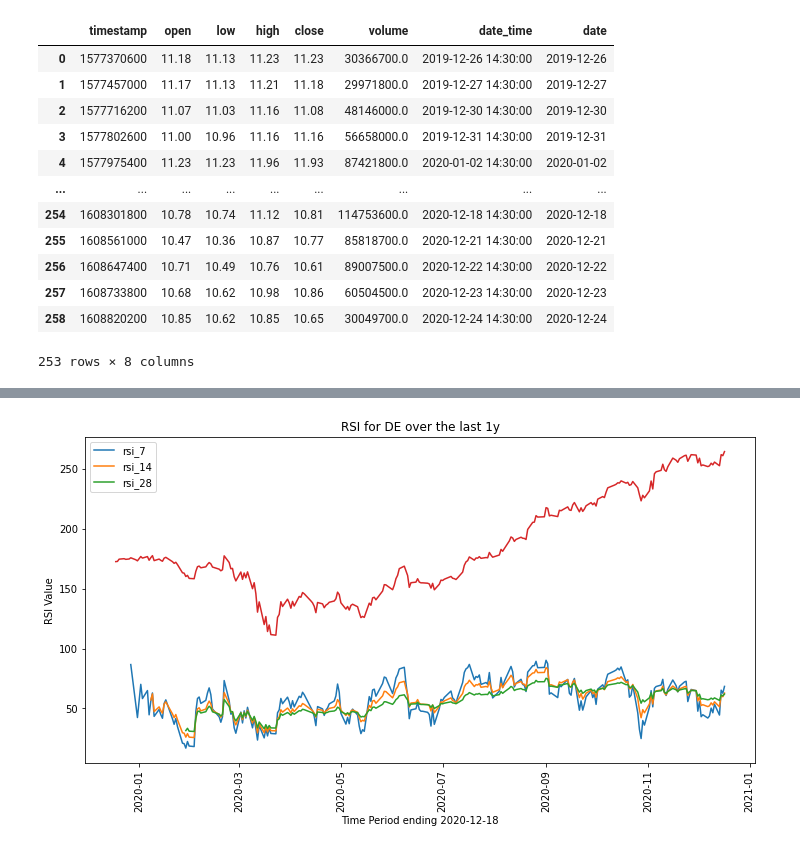
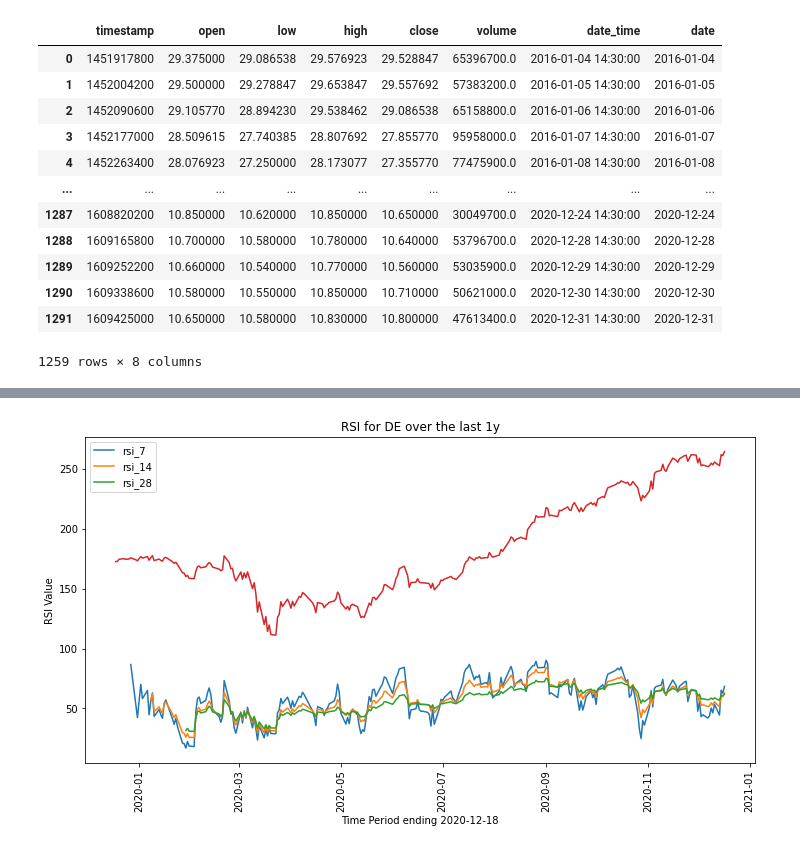
Before and after one commit to pauleppers/StockAnalysis, a Jupyter notebook: stocks.ipynb, the cells around one changed output, grey strips where cells are left out. Saved outputs shown, nothing was run; the diff lists cells and outputs as text; code cells hidden in the pictures.

```diff
--- a/stocks.ipynb
+++ b/stocks.ipynb
@@ -20,9 +20,9 @@ from sqlalchemy import create_engine
 
 # soybean = ZSX21.CBT, corn ="ZCU21.CBT", John Deere = "DE"
 url = "https://apidojo-yahoo-finance-v1.p.rapidapi.com/market/get-charts"
-stock = "DE"
+stock = "GE"
 
-time = "1y"
+time = "5y"
 #querystring = {"region":"US","q":"DE"}
 #  range are 1D, 5D, 1M, 6M, YTD, 1y, 5y, Max  I think are lower case
 
@@ -30,7 +30,7 @@ time = "1y"
 querystring = {"region":"US","comparisons":"%5EGDAXI%2C%5EFCHI","symbol":stock,"interval":"1d","range":time}
 headers = {
     'x-rapidapi-host': "apidojo-yahoo-finance-v1.p.rapidapi.com",
-    'x-rapidapi-key': "API key here"
+    'x-rapidapi-key': "7d9a5e2880msh5ff06bb84580a95p13d8e8jsn510834b0b457"
     }
 
 #def fetchStockData(symbol):
@@ -59,24 +59,24 @@ df.to_csv(f"Output/{stock}fileOne.csv", index = False, header=True)
 # %%
 # Convert UTC date time to standard day month year format and remove holidays
 df['date_time'] = [datetime.utcfromtimestamp(d) for d in df['timestamp']] # utcfromtimestamp for accurate date
 df['date'] = [datetime.date(d) for d in df['date_time']]
 df.dropna(subset = ["open"], inplace=True)# drop rows with no data, i.e. holidays
-df.to_csv("Output/DEERE.csv", index = False, header=True)
+# df.to_csv("Output/DEERE.csv", index = False, header=True)
 df
 # %% [output]
 |  | timestamp | open | low | high | close | volume | date_time | date |
-| 0 | 1577370600 | 11.18 | 11.13 | 11.23 | 11.23 | 30366700.0 | 2019-12-26 14:30:00 | 2019-12-26 |
-| 1 | 1577457000 | 11.17 | 11.13 | 11.21 | 11.18 | 29971800.0 | 2019-12-27 14:30:00 | 2019-12-27 |
-| 2 | 1577716200 | 11.07 | 11.03 | 11.16 | 11.08 | 48146000.0 | 2019-12-30 14:30:00 | 2019-12-30 |
-| 3 | 1577802600 | 11.00 | 10.96 | 11.16 | 11.16 | 56658000.0 | 2019-12-31 14:30:00 | 2019-12-31 |
-| 4 | 1577975400 | 11.23 | 11.23 | 11.96 | 11.93 | 87421800.0 | 2020-01-02 14:30:00 | 2020-01-02 |
+| 0 | 1451917800 | 29.375000 | 29.086538 | 29.576923 | 29.528847 | 65396700.0 | 2016-01-04 14:30:00 | 2016-01-04 |
+| 1 | 1452004200 | 29.500000 | 29.278847 | 29.653847 | 29.557692 | 57383200.0 | 2016-01-05 14:30:00 | 2016-01-05 |
+| 2 | 1452090600 | 29.105770 | 28.894230 | 29.538462 | 29.086538 | 65158800.0 | 2016-01-06 14:30:00 | 2016-01-06 |
+| 3 | 1452177000 | 28.509615 | 27.740385 | 28.807692 | 27.855770 | 95958000.0 | 2016-01-07 14:30:00 | 2016-01-07 |
+| 4 | 1452263400 | 28.076923 | 27.250000 | 28.173077 | 27.355770 | 77475900.0 | 2016-01-08 14:30:00 | 2016-01-08 |
 | ... | ... | ... | ... | ... | ... | ... | ... | ... |
-| 254 | 1608301800 | 10.78 | 10.74 | 11.12 | 10.81 | 114753600.0 | 2020-12-18 14:30:00 | 2020-12-18 |
-| 255 | 1608561000 | 10.47 | 10.36 | 10.87 | 10.77 | 85818700.0 | 2020-12-21 14:30:00 | 2020-12-21 |
-| 256 | 1608647400 | 10.71 | 10.49 | 10.76 | 10.61 | 89007500.0 | 2020-12-22 14:30:00 | 2020-12-22 |
-| 257 | 1608733800 | 10.68 | 10.62 | 10.98 | 10.86 | 60504500.0 | 2020-12-23 14:30:00 | 2020-12-23 |
-| 258 | 1608820200 | 10.85 | 10.62 | 10.85 | 10.65 | 30049700.0 | 2020-12-24 14:30:00 | 2020-12-24 |
+| 1287 | 1608820200 | 10.850000 | 10.620000 | 10.850000 | 10.650000 | 30049700.0 | 2020-12-24 14:30:00 | 2020-12-24 |
+| 1288 | 1609165800 | 10.700000 | 10.580000 | 10.780000 | 10.640000 | 53796700.0 | 2020-12-28 14:30:00 | 2020-12-28 |
+| 1289 | 1609252200 | 10.660000 | 10.540000 | 10.770000 | 10.560000 | 53035900.0 | 2020-12-29 14:30:00 | 2020-12-29 |
+| 1290 | 1609338600 | 10.580000 | 10.550000 | 10.850000 | 10.710000 | 50621000.0 | 2020-12-30 14:30:00 | 2020-12-30 |
+| 1291 | 1609425000 | 10.650000 | 10.580000 | 10.830000 | 10.800000 | 47613400.0 | 2020-12-31 14:30:00 | 2020-12-31 |
-253 rows × 8 columns
+1259 rows × 8 columns
 # %%
 # rds_connection_string = "<insert user name>:<insert password>@localhost:5432/customer_db"
 # engine = create_engine(f'postgresql://{rds_connection_string}')
```
Also changed, not shown: parts of 11 cells of this notebook, 2 other files.
